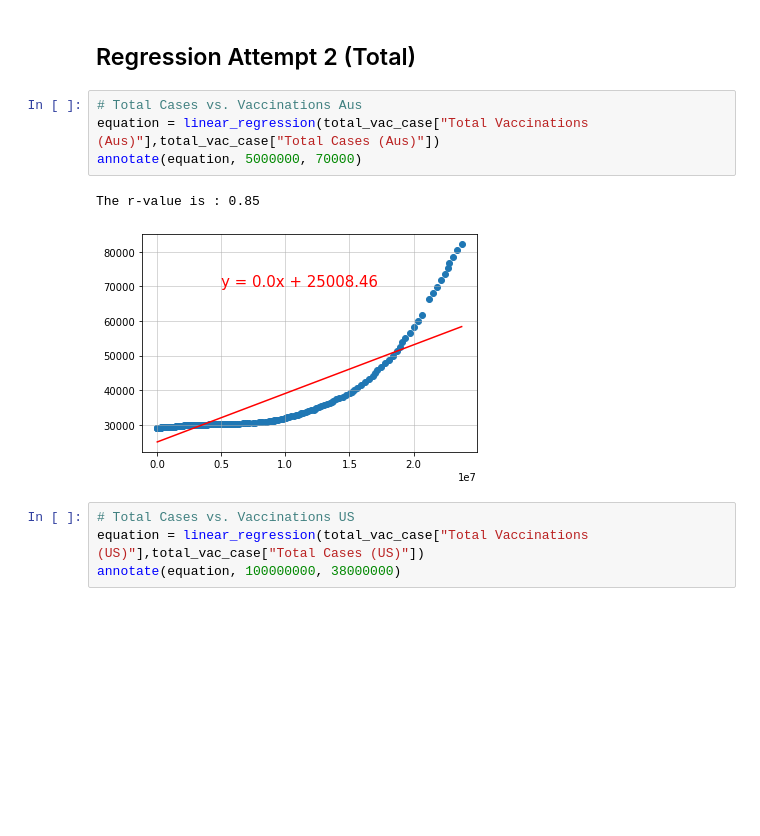
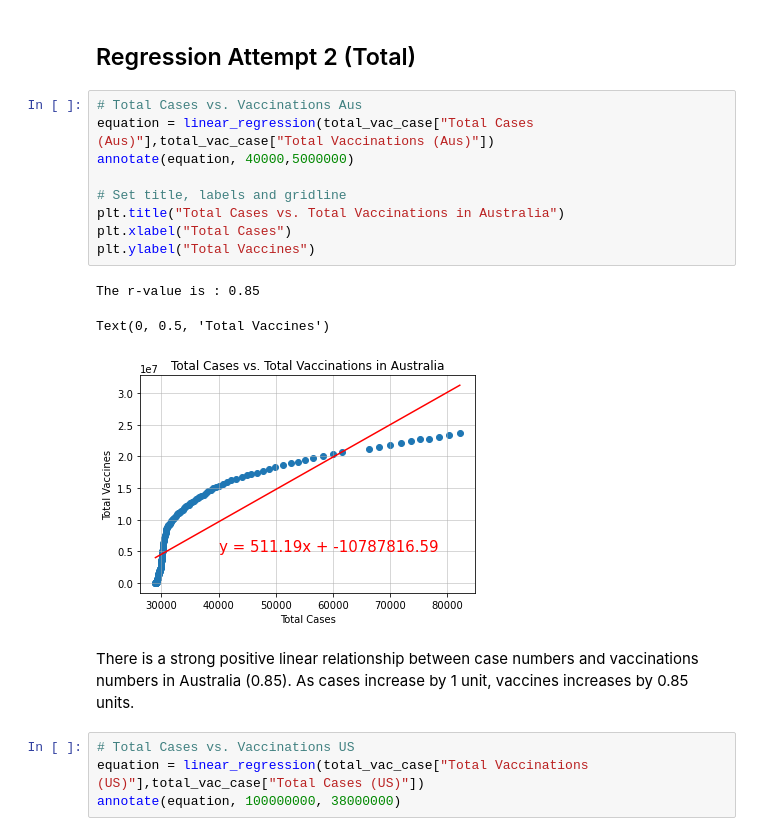
Before and after one commit to BenPickles85/bootcamp-project-1, a Jupyter notebook: vaccines_aus_merged.ipynb, the cells around one changed output. Drawn from its saved outputs; the diff is of its cells as text; blank space fills up the shorter version.

```diff
--- a/vaccines_aus_merged.ipynb
+++ b/vaccines_aus_merged.ipynb
@@ -403,11 +389,19 @@ total_vac_case
 ## Regression Attempt 2 (Total)
 # %%
 # Total Cases vs. Vaccinations Aus
-equation = linear_regression(total_vac_case["Total Vaccinations (Aus)"],total_vac_case["Total Cases (Aus)"])
-annotate(equation, 5000000, 70000)
+equation = linear_regression(total_vac_case["Total Cases (Aus)"],total_vac_case["Total Vaccinations (Aus)"])
+annotate(equation, 40000,5000000)
+
+# Set title, labels and gridline
+plt.title("Total Cases vs. Total Vaccinations in Australia")
+plt.xlabel("Total Cases")
+plt.ylabel("Total Vaccines")
 # %% [output]
 The r-value is : 0.85
+Text(0, 0.5, 'Total Vaccines')
-[figure, old version]
+[figure, new version]
+# %% [markdown]
+There is a strong positive linear relationship between case numbers and vaccinations numbers in Australia (0.85). As cases increase by 1 unit, vaccines increases by 0.85 units.
 # %%
 # Total Cases vs. Vaccinations US
 equation = linear_regression(total_vac_case["Total Vaccinations (US)"],total_vac_case["Total Cases (US)"])
```
Also changed, not shown: parts of 11 cells of this notebook, 1 other file.
